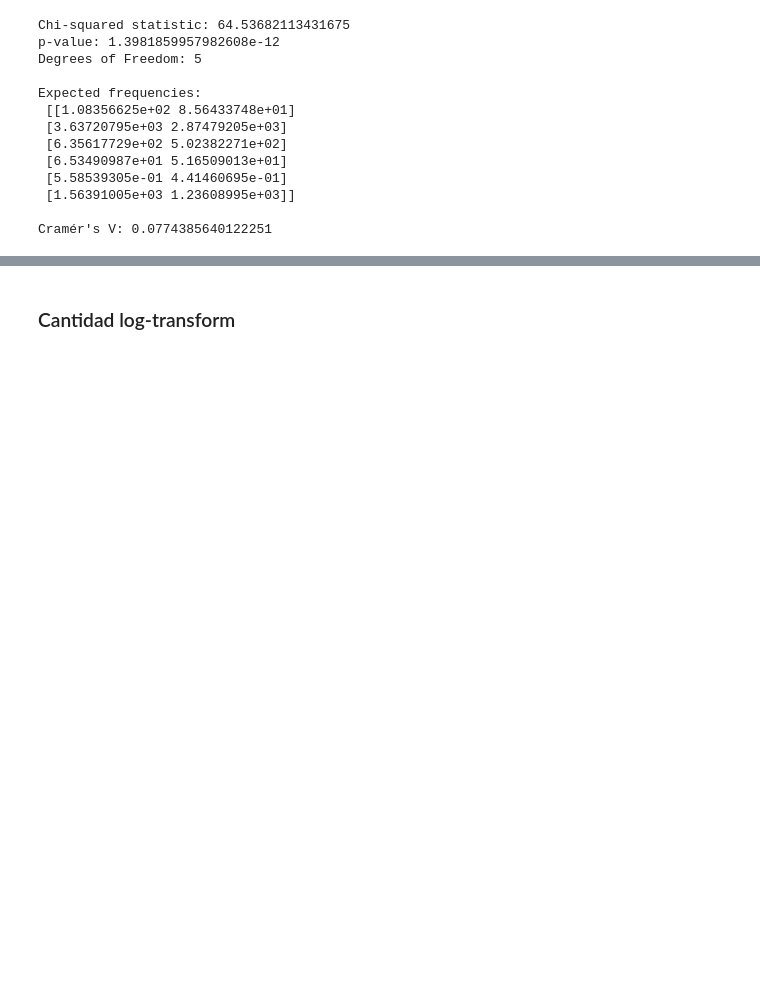
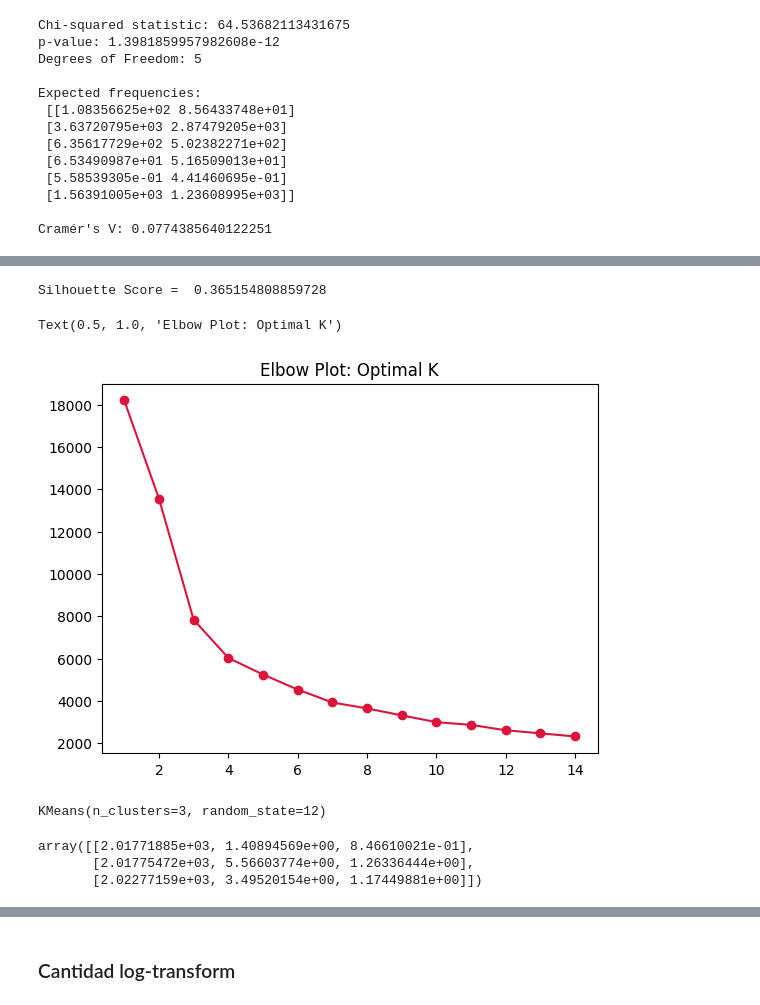
Before and after one commit to jalarconb/DataScience2024II, a Jupyter notebook: DSProject.ipynb, the cells around one changed output, grey strips where cells are left out. Drawn from its saved outputs; the diff is of its cells as text; code cells hidden in the pictures; blank space fills up the shorter version.

```diff
--- a/DSProject.ipynb
+++ b/DSProject.ipynb
@@ -341,0 +330,3 @@ Unique values for [Órgano]:
+# %%
+df_trasplantes.drop(columns=['Donante_Vivo'], inplace=True)
+df_trasplantes.head()
@@ -492,0 +748,32 @@ NOT A MEANINGFUL CORRELATION
+# %%
+from sklearn import metrics
+
+score = metrics.silhouette_score (df_num, k_means.labels_)
+print("Silhouette Score = ", score)
+# %% [output]
+Silhouette Score =  0.365154808859728
+# %%
+wscc = []
+for i in range(1,15):
+    kmeans = KMeans(n_clusters=i, init="k-means++",random_state=0)
+    kmeans.fit(df_num)
+    wscc.append(kmeans.inertia_)
+
+# Elbowplot: Optimal K
+plt.plot(range(1,15),wscc,marker="o",c="crimson")
+plt.title("Elbow Plot: Optimal K")
+# %% [output]
+Text(0.5, 1.0, 'Elbow Plot: Optimal K')
+[figure, added]
+# %%
+k_means = KMeans(n_clusters=3, random_state=12)
+k_means.fit(df_num)
+# %% [output]
+KMeans(n_clusters=3, random_state=12)
+# %%
+centers = k_means.cluster_centers_
+centers
+# %% [output]
+array([[2.01771885e+03, 1.40894569e+00, 8.46610021e-01],
+       [2.01775472e+03, 5.56603774e+00, 1.26336444e+00],
+       [2.02277159e+03, 3.49520154e+00, 1.17449881e+00]])
```
Also changed, not shown: parts of 44 cells of this notebook.
